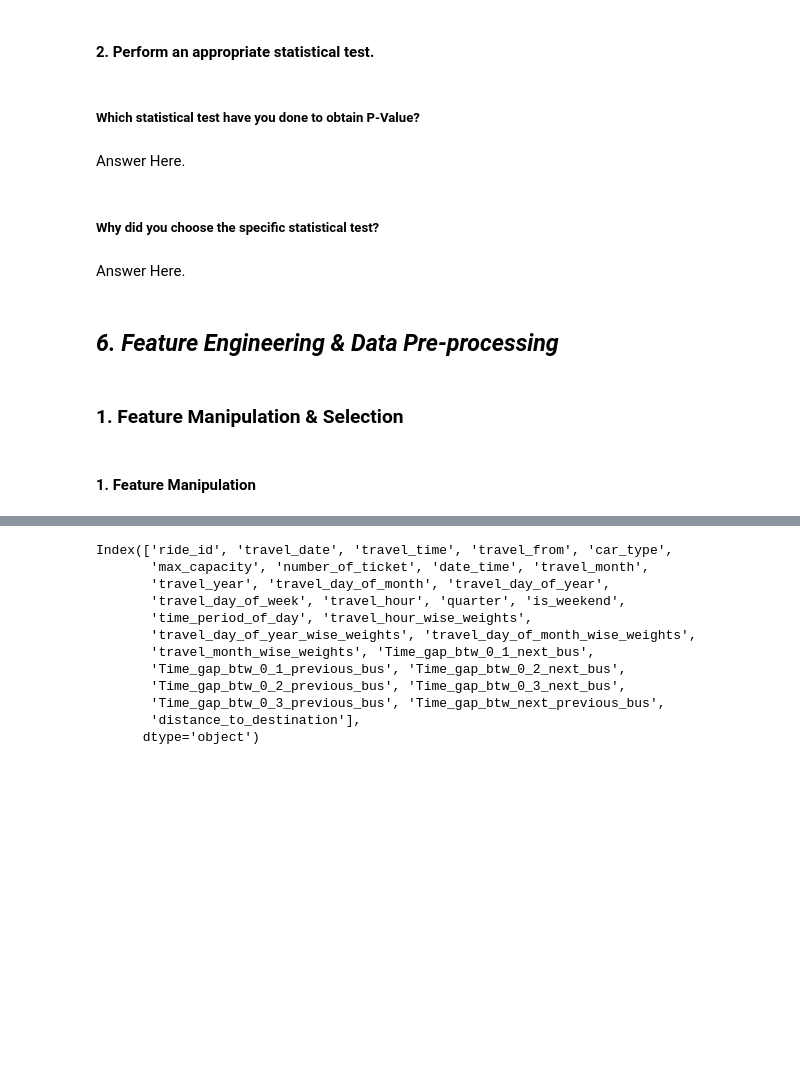
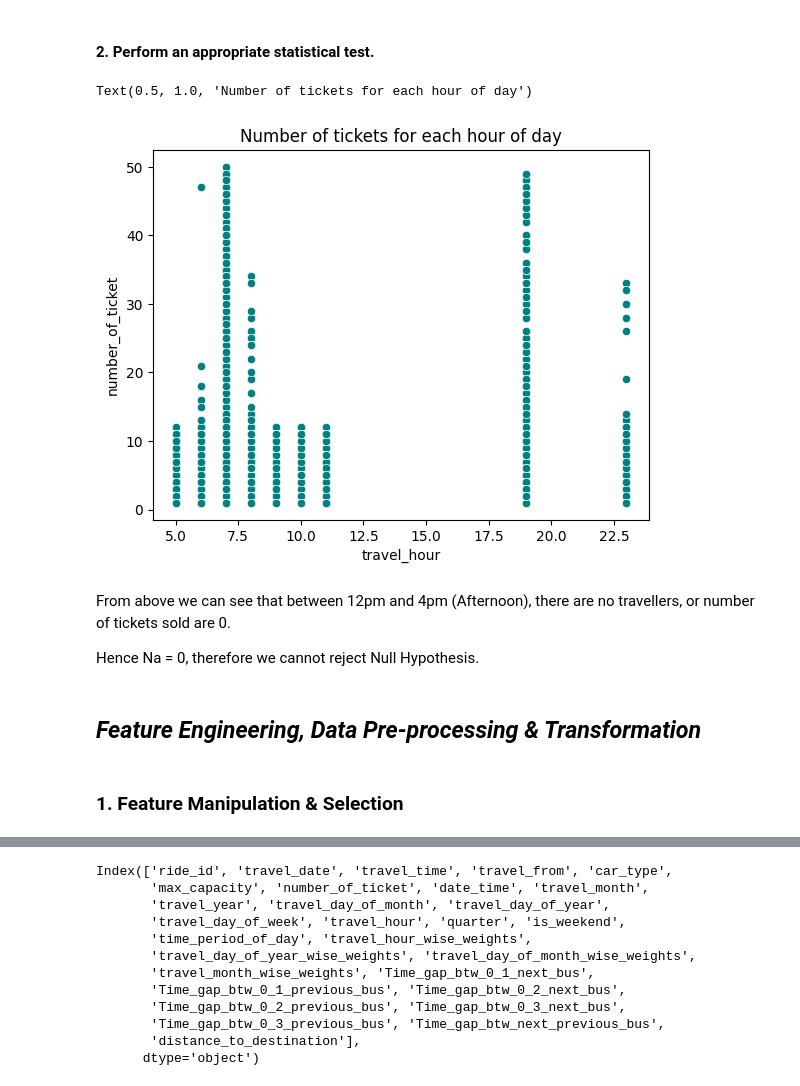
Before and after one commit to sidpatondikar/Capstone-Project-Regression, a Jupyter notebook: Transport_Demand_Regression_Project.ipynb, the cells around one changed output, grey strips where cells are left out. Drawn from its saved outputs; the diff is of its cells as text; code cells hidden in the pictures; blank space fills up the shorter version.

```diff
--- a/Transport_Demand_Regression_Project.ipynb
+++ b/Transport_Demand_Regression_Project.ipynb
@@ -617,14 +576,14 @@ Answer Here.
-# %% [markdown]
-##### Which statistical test have you done to obtain P-Value?
-# %% [markdown]
-Answer Here.
-# %% [markdown]
-##### Why did you choose the specific statistical test?
-# %% [markdown]
-Answer Here.
+# %%
+sns.scatterplot(data=df_copy, x='travel_hour',y='number_of_ticket',color='teal')
+plt.title('Number of tickets for each hour of day')
+# %% [output]
+Text(0.5, 1.0, 'Number of tickets for each hour of day')
+[figure, added]
+# %% [markdown]
+From above we can see that between 12pm and 4pm (Afternoon), there are no travellers, or number of tickets sold are 0.
+
+Hence Na = 0, therefore we cannot reject Null Hypothesis.
 # %% [markdown]
-## ***6. Feature Engineering & Data Pre-processing***
+## ***Feature Engineering, Data Pre-processing & Transformation***
 # %% [markdown]
 ### 1. Feature Manipulation & Selection
-# %% [markdown]
-#### 1. Feature Manipulation
```
Also changed, not shown: parts of 108 cells of this notebook.
